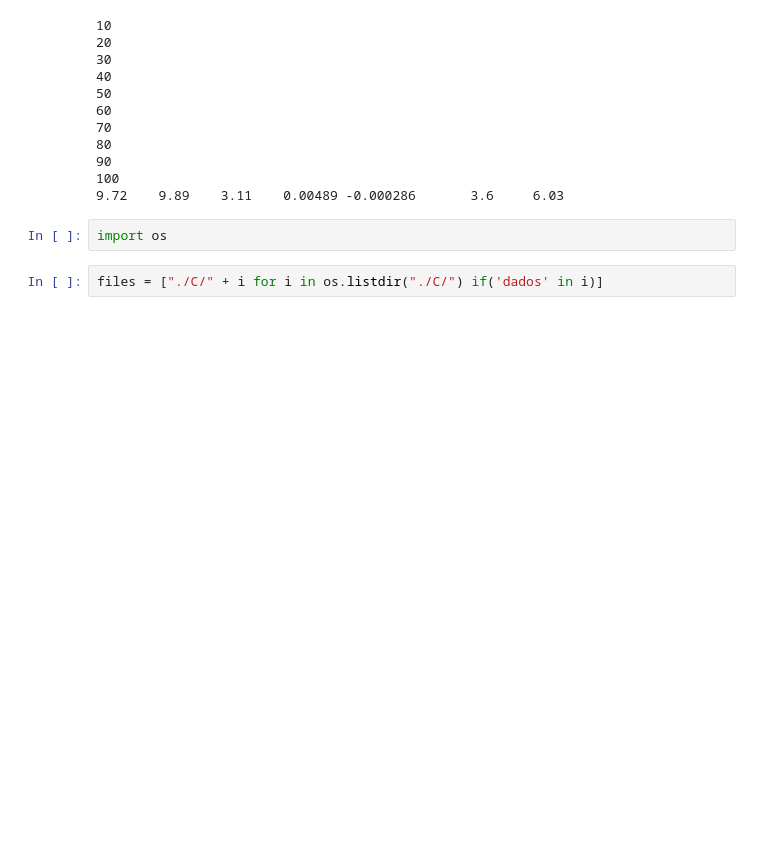
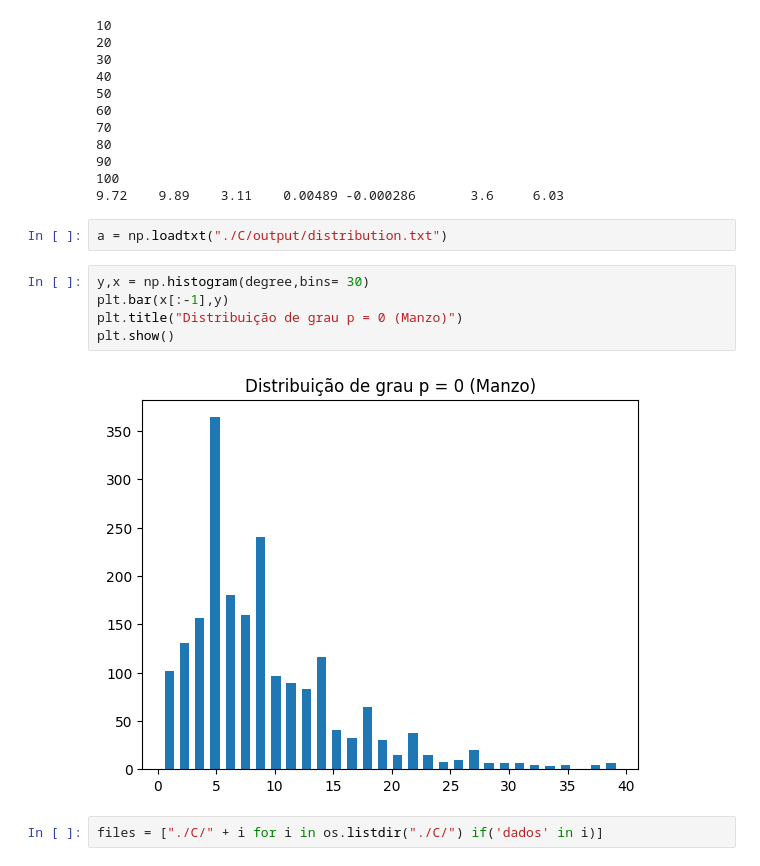
Before and after one commit to intcarlosmiguel/pesquisa_mestrado, a Jupyter notebook: rede.ipynb, the cells around one changed output. Saved outputs shown, nothing was run; the diff lists cells and outputs as text; blank space fills up the shorter version.

```diff
--- a/rede.ipynb
+++ b/rede.ipynb
@@ -67,8 +67,15 @@ ER(degree,100)
 90
 100
 9.72    9.89    3.11    0.00489 -0.000286       3.6     6.03
-# %%
-import os
+# %%
+a = np.loadtxt("./C/output/distribution.txt")
+# %%
+y,x = np.histogram(degree,bins= 30)
+plt.bar(x[:-1],y)
+plt.title("Distribuição de grau p = 0 (Manzo)")
+plt.show()
+# %% [output]
+[figure, added]
 # %%
 files = ["./C/" + i for i in os.listdir("./C/") if('dados' in i)]
 # %%
```
Also changed, not shown: parts of 7 cells of this notebook, 21 other files.
